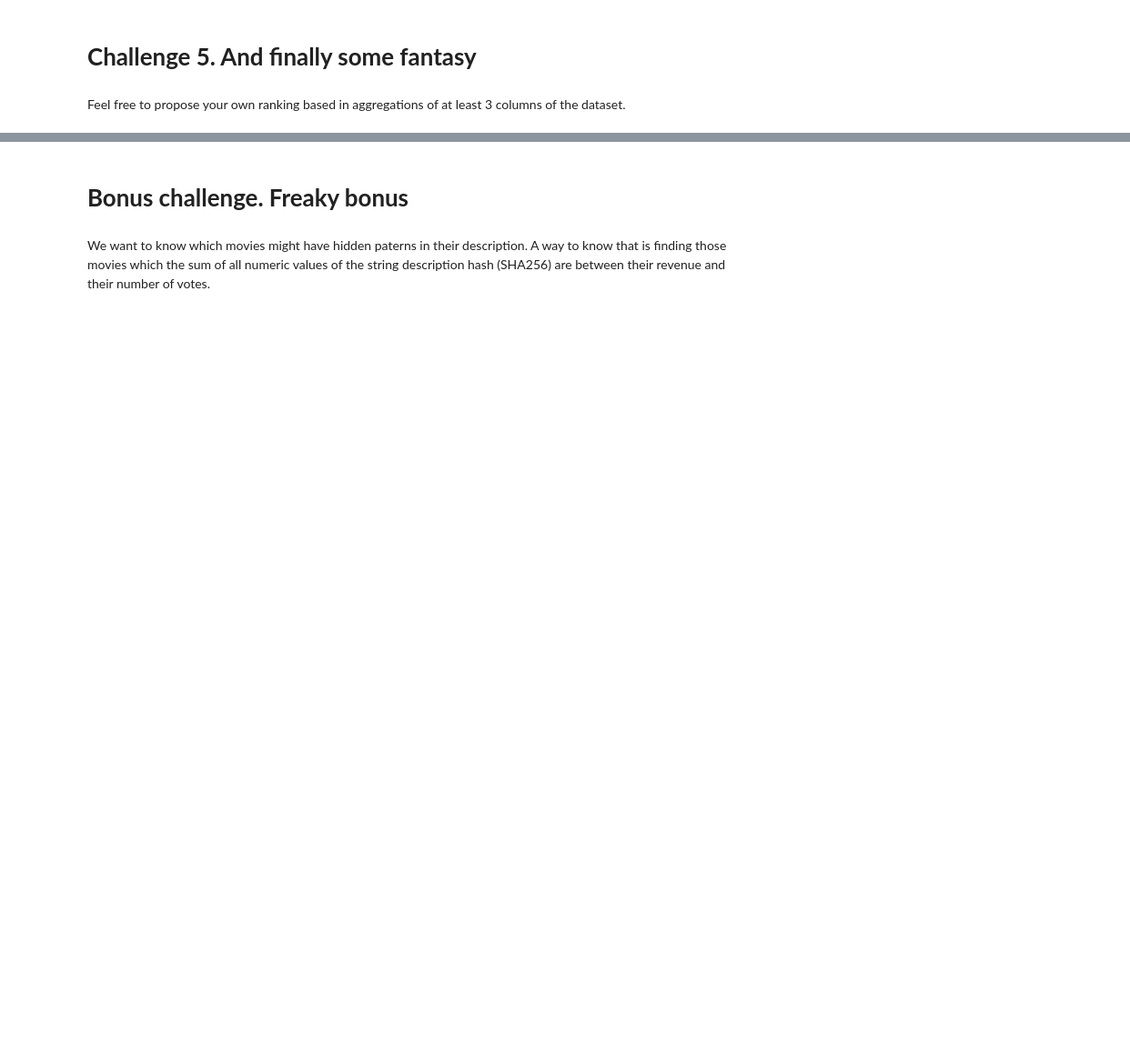
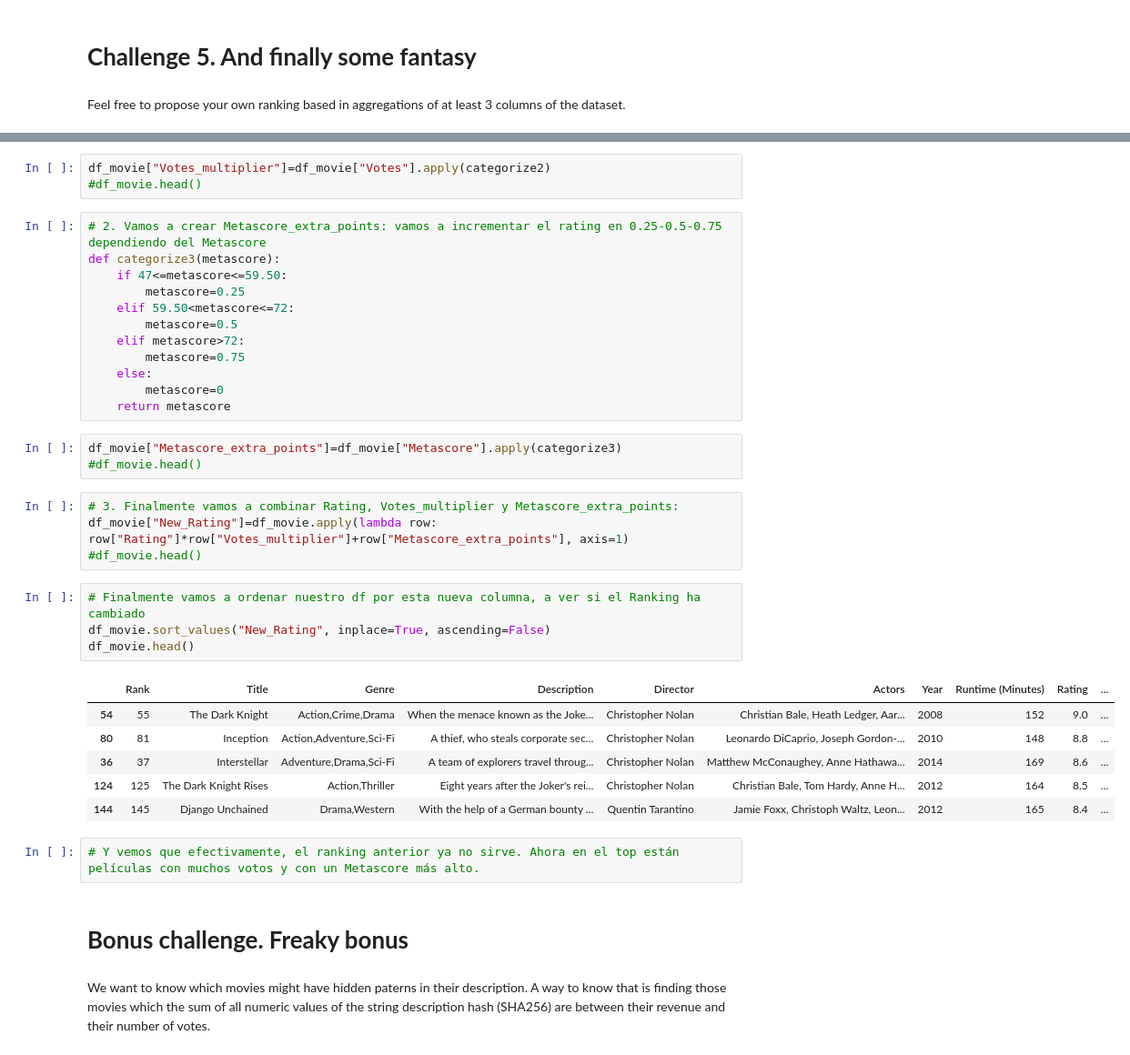
Before and after one commit to Kristinawk/pandas_apply_lambda, a Jupyter notebook: notebooks/your_code_here.ipynb, the cells around one changed output, grey strips where cells are left out. Shown at 91% size. Cells and saved outputs as stored; diff of their text form; blank space fills up the shorter version.

```diff
--- a/notebooks/your_code_here.ipynb
+++ b/notebooks/your_code_here.ipynb
@@ -122,3 +194,38 @@ Feel free to propose your own ranking based in aggregations of at least 3 column
+# %%
+df_movie["Votes_multiplier"]=df_movie["Votes"].apply(categorize2)
+#df_movie.head()
+# %%
+# 2. Vamos a crear Metascore_extra_points: vamos a incrementar el rating en 0.25-0.5-0.75 dependiendo del Metascore
+def categorize3(metascore):
+    if 47<=metascore<=59.50:
+        metascore=0.25
+    elif 59.50<metascore<=72:
+        metascore=0.5
+    elif metascore>72:
+        metascore=0.75
+    else:
+        metascore=0
+    return metascore
+# %%
+df_movie["Metascore_extra_points"]=df_movie["Metascore"].apply(categorize3)
+#df_movie.head()
+# %%
+# 3. Finalmente vamos a combinar Rating, Votes_multiplier y Metascore_extra_points:
+df_movie["New_Rating"]=df_movie.apply(lambda row: row["Rating"]*row["Votes_multiplier"]+row["Metascore_extra_points"], axis=1)
+#df_movie.head()
+# %%
+# Finalmente vamos a ordenar nuestro df por esta nueva columna, a ver si el Ranking ha cambiado
+df_movie.sort_values("New_Rating", inplace=True, ascending=False)
+df_movie.head()
+# %% [output]
+|  | Rank | Title | Genre | Description | Director | Actors | Year | Runtime (Minutes) | Rating | ... |
+| 54 | 55 | The Dark Knight | Action,Crime,Drama | When the menace known as the Joke... | Christopher Nolan | Christian Bale, Heath Ledger, Aar... | 2008 | 152 | 9.0 | ... |
+| 80 | 81 | Inception | Action,Adventure,Sci-Fi | A thief, who steals corporate sec... | Christopher Nolan | Leonardo DiCaprio, Joseph Gordon-... | 2010 | 148 | 8.8 | ... |
+| 36 | 37 | Interstellar | Adventure,Drama,Sci-Fi | A team of explorers travel throug... | Christopher Nolan | Matthew McConaughey, Anne Hathawa... | 2014 | 169 | 8.6 | ... |
+| 124 | 125 | The Dark Knight Rises | Action,Thriller | Eight years after the Joker's rei... | Christopher Nolan | Christian Bale, Tom Hardy, Anne H... | 2012 | 164 | 8.5 | ... |
+| 144 | 145 | Django Unchained | Drama,Western | With the help of a German bounty ... | Quentin Tarantino | Jamie Foxx, Christoph Waltz, Leon... | 2012 | 165 | 8.4 | ... |
+# %%
+# Y vemos que efectivamente, el ranking anterior ya no sirve. Ahora en el top están películas con muchos votos y con un Metascore más alto.
 # %% [markdown]
 # **Bonus challenge. Freaky bonus**
 # %% [markdown]
```
Also changed, not shown: parts of 7 cells of this notebook.
